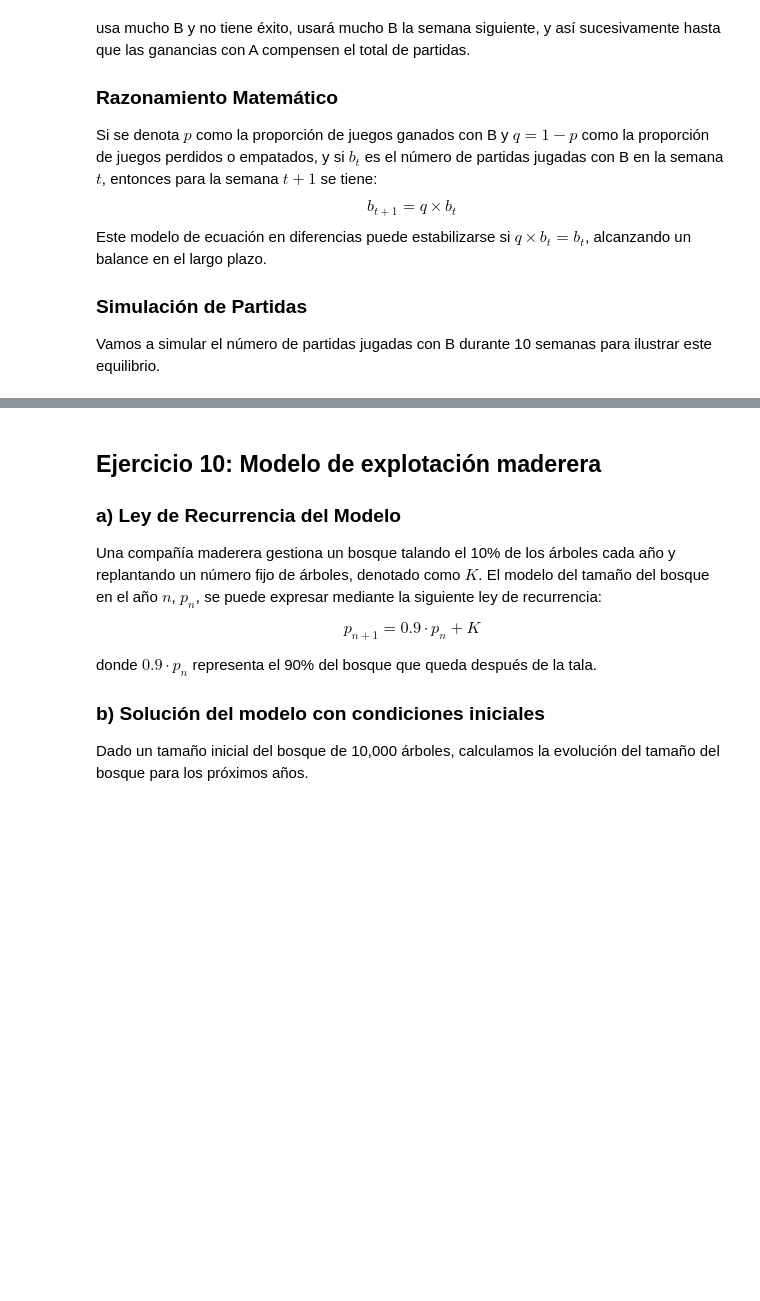
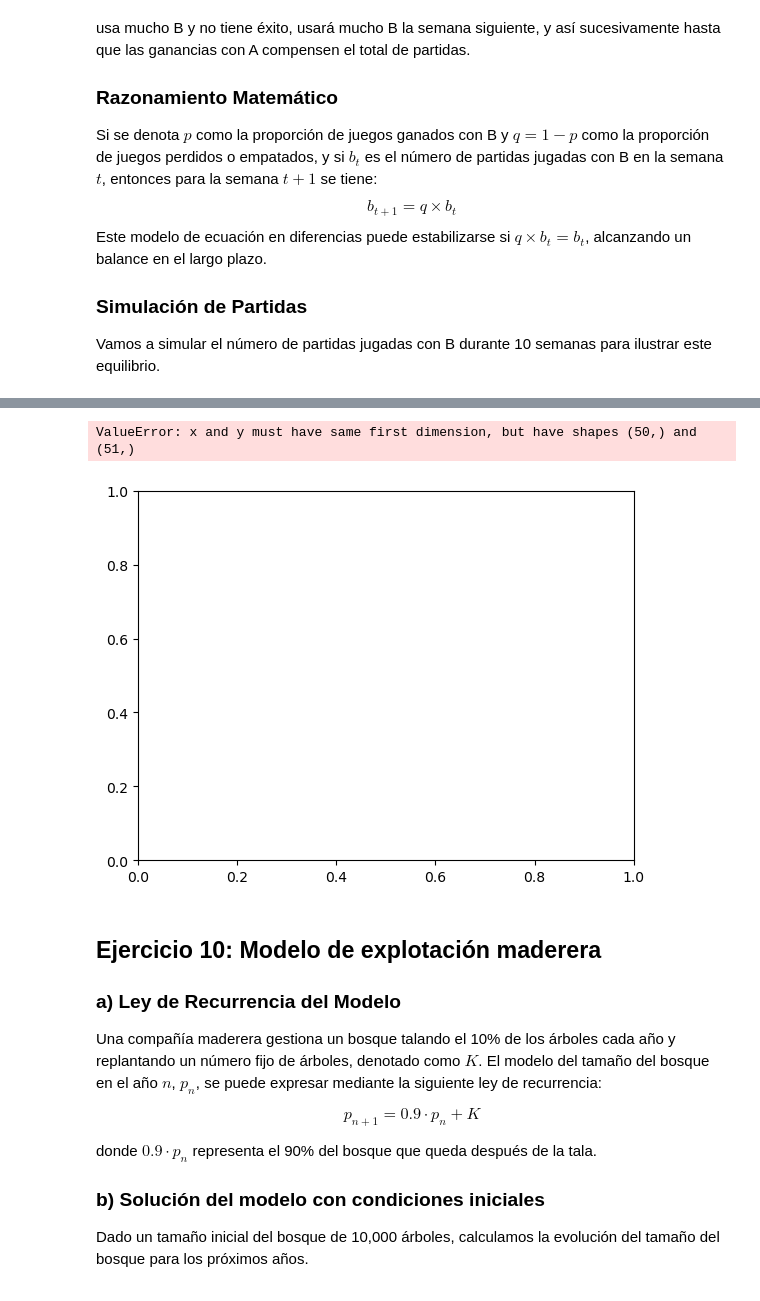
Before and after one commit to roberlks/ModelosMatematicos, a Jupyter notebook: MenuModelos.ipynb, the cells around one changed output, grey strips where cells are left out. Cells and saved outputs as stored; diff of their text form; code cells hidden in the pictures; blank space fills up the shorter version.

```diff
--- a/MenuModelos.ipynb
+++ b/MenuModelos.ipynb
@@ -479,3 +458,52 @@ plt.show()
+# %%
+def graficar_vectores(x, y1, y2, label1, label2, xlabel, ylabel, title):
+    plt.plot(x, y1, label=label1)
+    plt.plot(x, y2, label=label2)
+    plt.xlabel(xlabel)
+    plt.ylabel(ylabel)
+    plt.title(title)
+    plt.legend()
+    plt.grid(True)
+    plt.show()
+# %%
+import matplotlib.pyplot as plt
+import numpy as np
+
+
+def recurrencias(a_values, b_values, n):
+
+    # Condición inicial, asumiendo algún valor inicial para b_0
+    b0 = 0  # Puedes cambiar esto según sea necesario
+    b_values.append(b0)
+    a_values.append(40 - b0)
+
+    # Iterar para calcular los valores de a_n y b_n hasta n
+    for i in range(n):
+        b_n = 0.2 * a_values[i] + 0.4 * b_values[i]
+        a_n = 40 - b_values[i]
+
+        a_values.append(a_n)
+        b_values.append(b_n)
+
+# Listas para almacenar los valores de a_n y b_n
+a_values = []
+b_values = []
+n=50
+
+# Llamar a la función con el valor deseado de n
+recurrencias(a_values, b_values, n)
+graficar_vectores(range(n), a_values, b_values, 'a_n', 'b_n', 'n', 'Partidas', 'Recurrencias $a_n$ y $b_n$')
+
+# Imprimir los resultados cada 5 valores en líneas distintas
+for i in range(0, len(a_values), 5):
+    print(a_values[i:i+5])
+
+# Imprimir los resultados cada 5 valores en líneas distintas
+for i in range(0, len(b_values), 5):
+    print(b_values[i:i+5])
+# %% [output]
+ValueError: x and y must have same first dimension, but have shapes (50,) and (51,)
+[figure, added]
 # %% [markdown]
 ## Ejercicio 10: Modelo de explotación maderera
 
```
Also changed, not shown: parts of 10 cells of this notebook.
